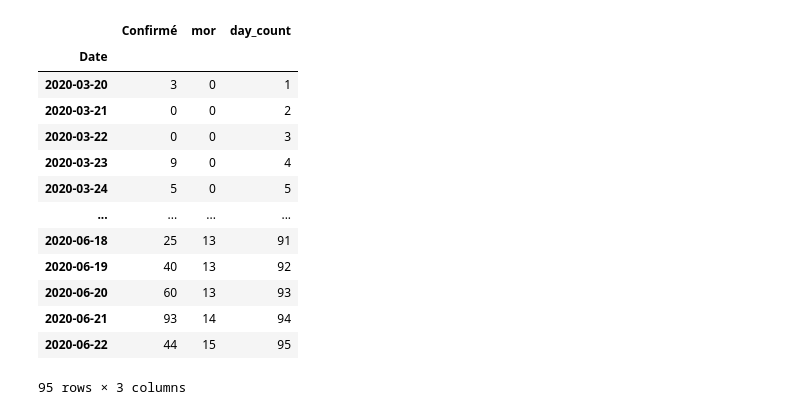
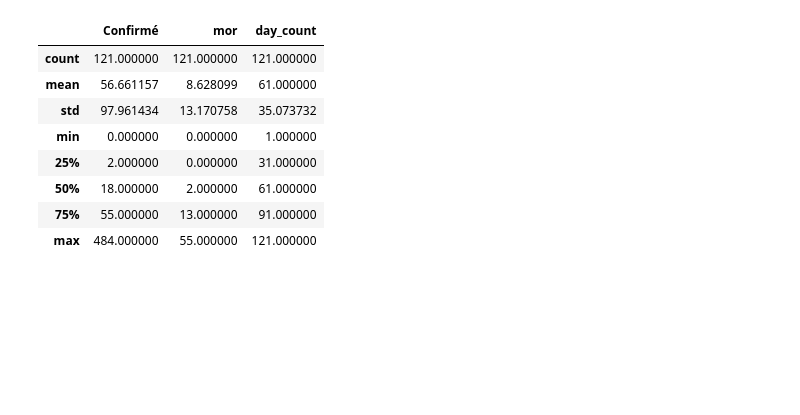
Before and after one commit to Jlingz14/Covid, a Jupyter notebook: Regression.ipynb, the cells around one changed output. Cells and saved outputs as stored; diff of their text form; code cells hidden in the pictures; blank space fills up the shorter version.

```diff
--- a/Regression.ipynb
+++ b/Regression.ipynb
@@ -26,19 +28,14 @@ xdata = data_df.day_count
 y = np.array(ydata, dtype=float)
 x = np.array(xdata, dtype=float)
 # %%
-data_df
+data_df.describe()
 # %% [output]
 |  | Confirmé | mor | day_count |
-| Date |  |  |  |
-| 2020-03-20 | 3 | 0 | 1 |
-| 2020-03-21 | 0 | 0 | 2 |
-| 2020-03-22 | 0 | 0 | 3 |
-| 2020-03-23 | 9 | 0 | 4 |
-| 2020-03-24 | 5 | 0 | 5 |
-| ... | ... | ... | ... |
-| 2020-06-18 | 25 | 13 | 91 |
-| 2020-06-19 | 40 | 13 | 92 |
-| 2020-06-20 | 60 | 13 | 93 |
-| 2020-06-21 | 93 | 14 | 94 |
-| 2020-06-22 | 44 | 15 | 95 |
+| count | 121.000000 | 121.000000 | 121.000000 |
+| mean | 56.661157 | 8.628099 | 61.000000 |
+| std | 97.961434 | 13.170758 | 35.073732 |
+| min | 0.000000 | 0.000000 | 1.000000 |
+| 25% | 2.000000 | 0.000000 | 31.000000 |
+| 50% | 18.000000 | 2.000000 | 61.000000 |
+| 75% | 55.000000 | 13.000000 | 91.000000 |
+| max | 484.000000 | 55.000000 | 121.000000 |
-95 rows × 3 columns
```
Also changed, not shown: parts of 6 cells of this notebook, 10 other files.
